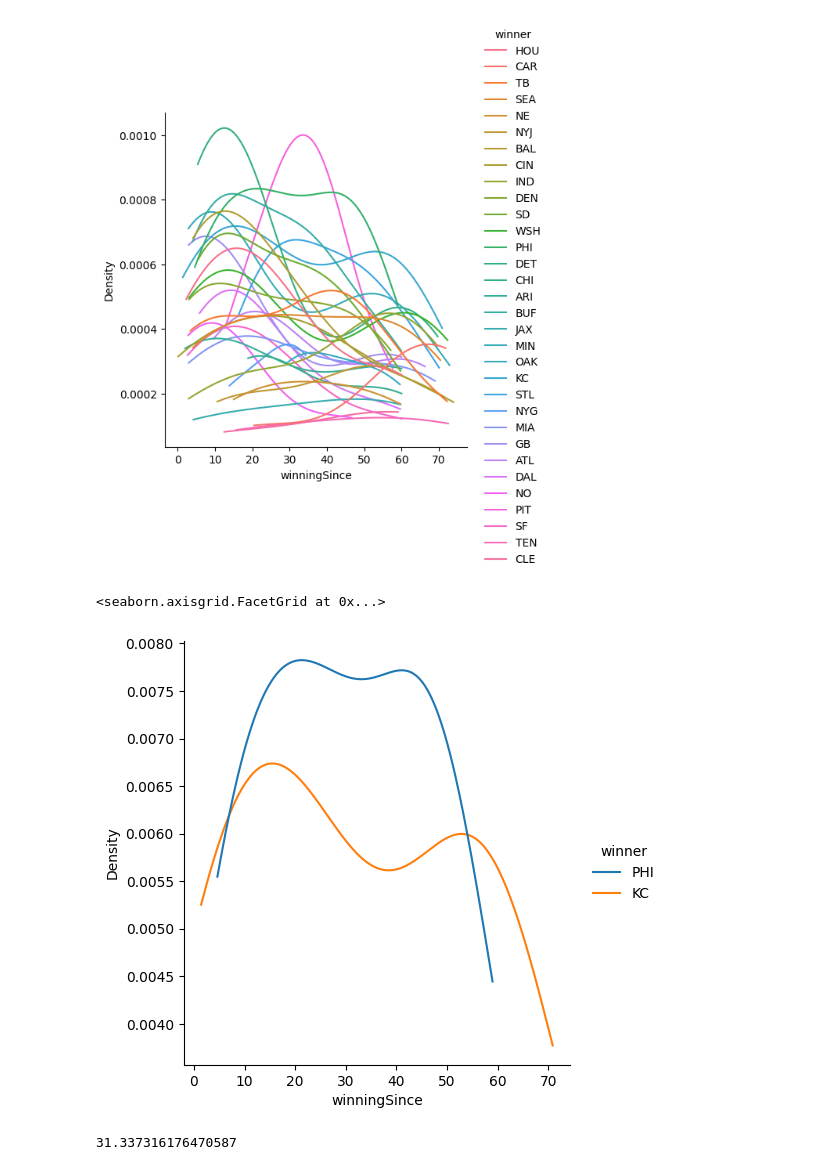
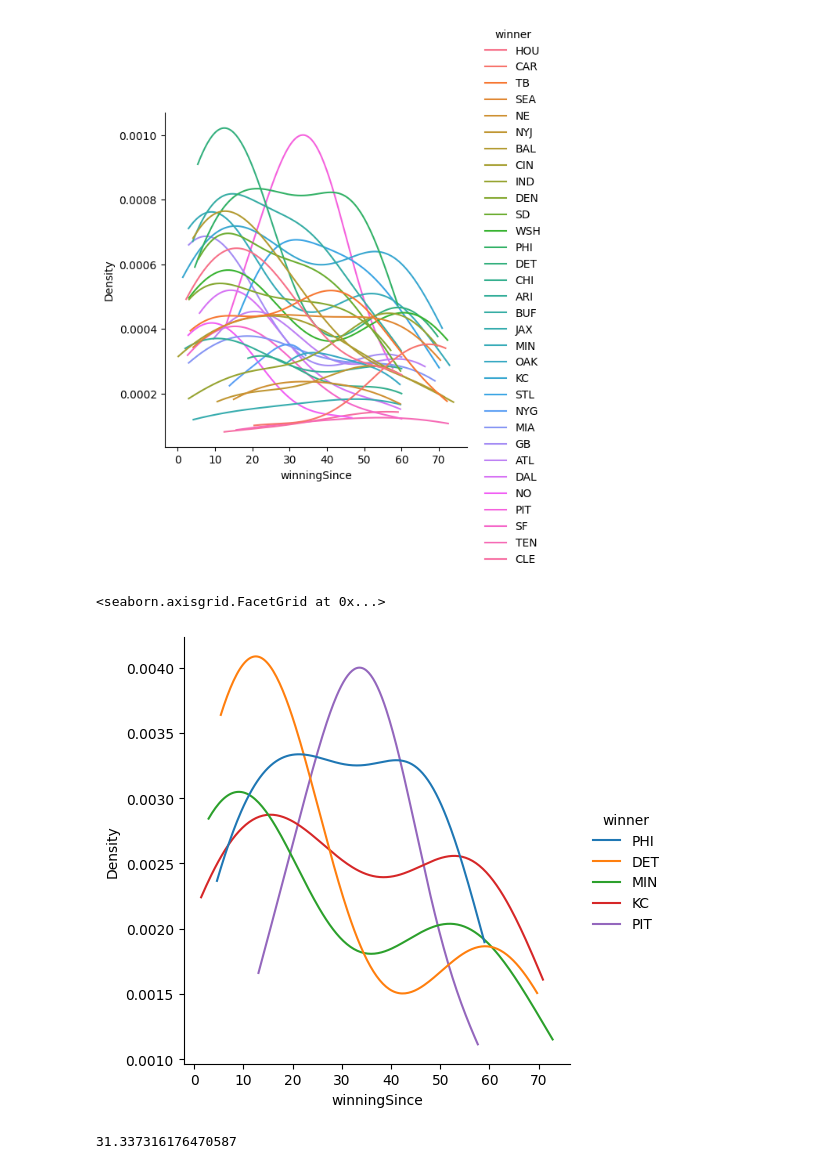
Before and after one commit to b-heilman/bmoor-united, a Jupyter notebook: skunk_works/nfl_crawler/src/notebooks/games.ipynb, the cells around one changed output. Cells and saved outputs as stored; diff of their text form; code cells hidden in the pictures.

```diff
--- a/skunk_works/nfl_crawler/src/notebooks/games.ipynb
+++ b/skunk_works/nfl_crawler/src/notebooks/games.ipynb
@@ -79,12 +79,12 @@ sbn.displot(data=season, x="winningSince", hue="winner", kind="kde", cut=0)
 <seaborn.axisgrid.FacetGrid at 0x...>
 [figure]
 # %%
-teams_season = season[(season['winner'].isin(['KC', 'PHI']))]
+teams_season = season[(season['winner'].isin(['KC', 'PHI', 'DET', 'PIT', 'MIN']))]
 
 sbn.displot(data=teams_season, x="winningSince", hue="winner", kind="kde", cut=0)
 # %% [output]
 <seaborn.axisgrid.FacetGrid at 0x...>
-[figure, old version]
+[figure, new version]
 # %%
 season['winningSince'].mean()
 # %% [output]
```
Also changed, not shown: 26 other files.
